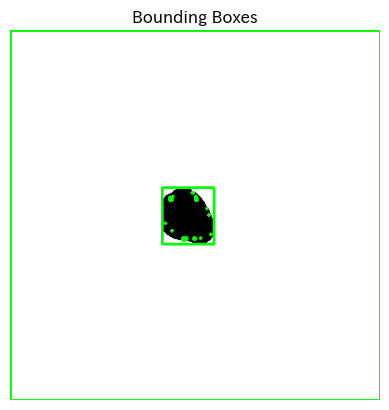
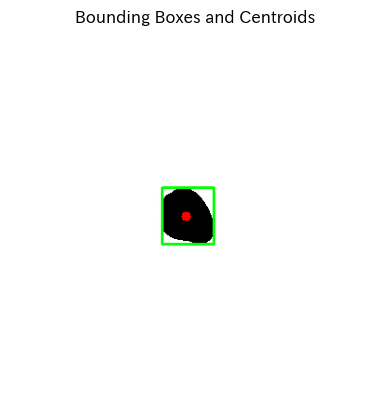
The change to this notebook cell's code, shown as a diff; its figure went from the first image to the second:
--- before
+++ after
@@ -1,12 +1,17 @@
 import cv2
 # ブロブ領域を描画するためにコピーを作成
-image_with_blob_rectangles = original_image.copy()
-# 外接矩形を描画（緑色、線の太さ2）
+image_with_blob_analysis = original_image.copy()
+# 外接矩形と重心を描画
 for i in range(0, retval):
+    if not (1000 < (area := stats[i][4]) < 10000):  # 面積が1000以下または10000以上のブロブは無視
+        continue
+    
     x, y, w, h, area = stats[i]
-    cv2.rectangle(image_with_blob_rectangles, (x, y), (x + w, y + h), (0, 255, 0), 2)
+    cv2.rectangle(image_with_blob_analysis, (x, y), (x + w, y + h), (0, 255, 0), 2)
+    cx, cy = centroids[i]
+    cv2.circle(image_with_blob_analysis, (int(cx), int(cy)), 5, (0, 0, 255), -1)
 # 画像を表示
-plt.imshow(cv2.cvtColor(image_with_blob_rectangles, cv2.COLOR_BGR2RGB))
-plt.title('Bounding Boxes')
+plt.imshow(cv2.cvtColor(image_with_blob_analysis, cv2.COLOR_BGR2RGB))
+plt.title('Bounding Boxes and Centroids')
 plt.axis('off')
 plt.show()

Commit: countour-blob - filtered by blob area